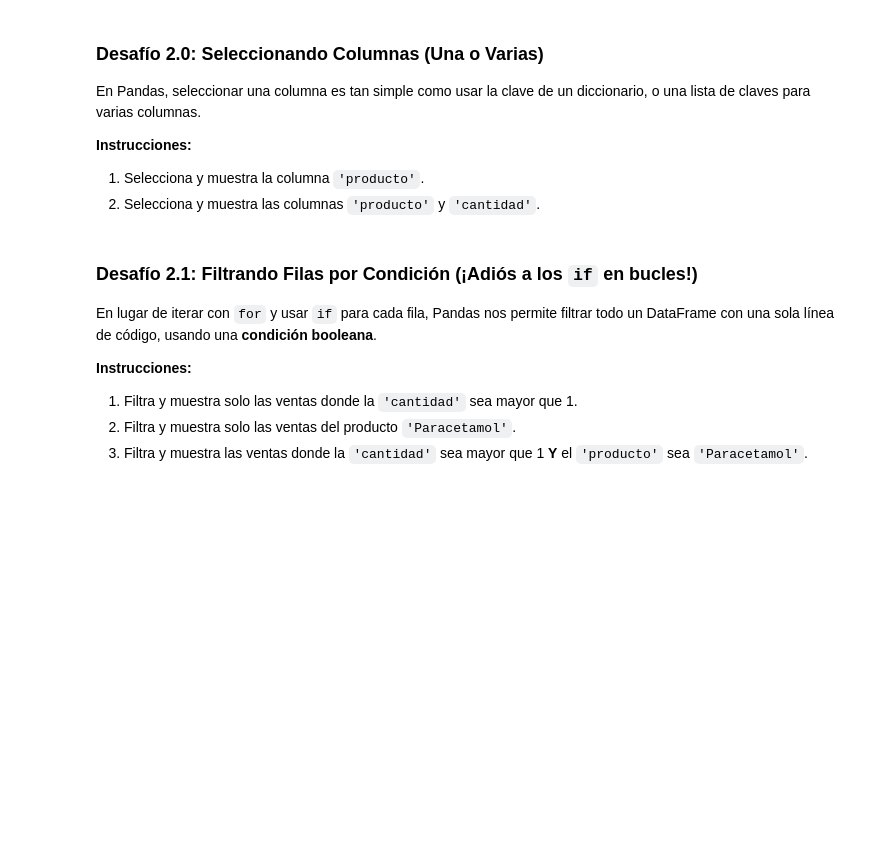
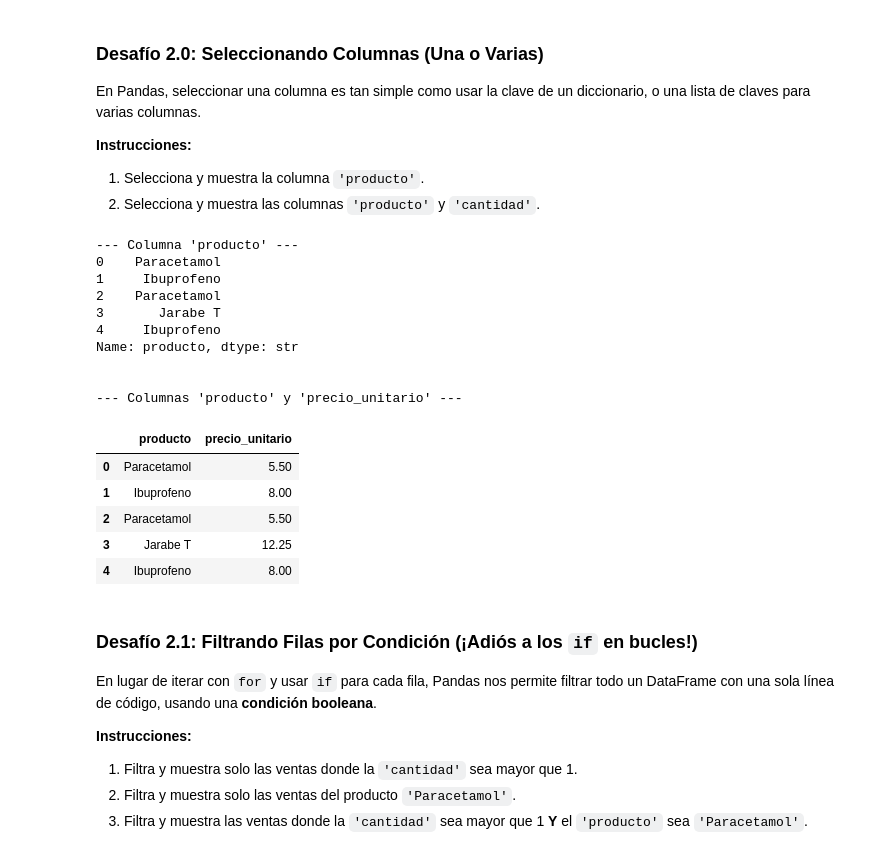
Before and after one commit to delafuentereyes/2026C2-G01-FUNDAMENTOS-DE-PYTHON, a Jupyter notebook: NOTEBOOKS/NOTEBOOK 07 - Introduccion_a_Pandas v2.ipynb, the cells around one changed output. Drawn from its saved outputs; the diff is of its cells as text; code cells hidden in the pictures; blank space fills up the shorter version.

```diff
--- a/NOTEBOOKS/NOTEBOOK 07 - Introduccion_a_Pandas v2.ipynb
+++ b/NOTEBOOKS/NOTEBOOK 07 - Introduccion_a_Pandas v2.ipynb
@@ -112,11 +179,31 @@ En Pandas, seleccionar una columna es tan simple como usar la clave de un diccio
 # %%
 # 1. Selecciona una sola columna (devuelve una Series)
 productos = registros_ventas['producto']
 print("--- Columna 'producto' ---")
 print(productos)
 print("\n")
 
 # 2. Selecciona múltiples columnas (devuelve un DataFrame)
+filtro = ['producto', 'precio_unitario']
+print("--- Columnas 'producto' y 'precio_unitario' ---")
+registros_ventas[filtro]
+# %% [output]
+--- Columna 'producto' ---
+0    Paracetamol
+1     Ibuprofeno
+2    Paracetamol
+3       Jarabe T
+4     Ibuprofeno
+Name: producto, dtype: str
+
+
+--- Columnas 'producto' y 'precio_unitario' ---
+|  | producto | precio_unitario |
+| 0 | Paracetamol | 5.50 |
+| 1 | Ibuprofeno | 8.00 |
+| 2 | Paracetamol | 5.50 |
+| 3 | Jarabe T | 12.25 |
+| 4 | Ibuprofeno | 8.00 |
 # %% [markdown]
 ### Desafío 2.1: Filtrando Filas por Condición (¡Adiós a los `if` en bucles!)
 
```
Also changed, not shown: parts of 8 cells of this notebook.
